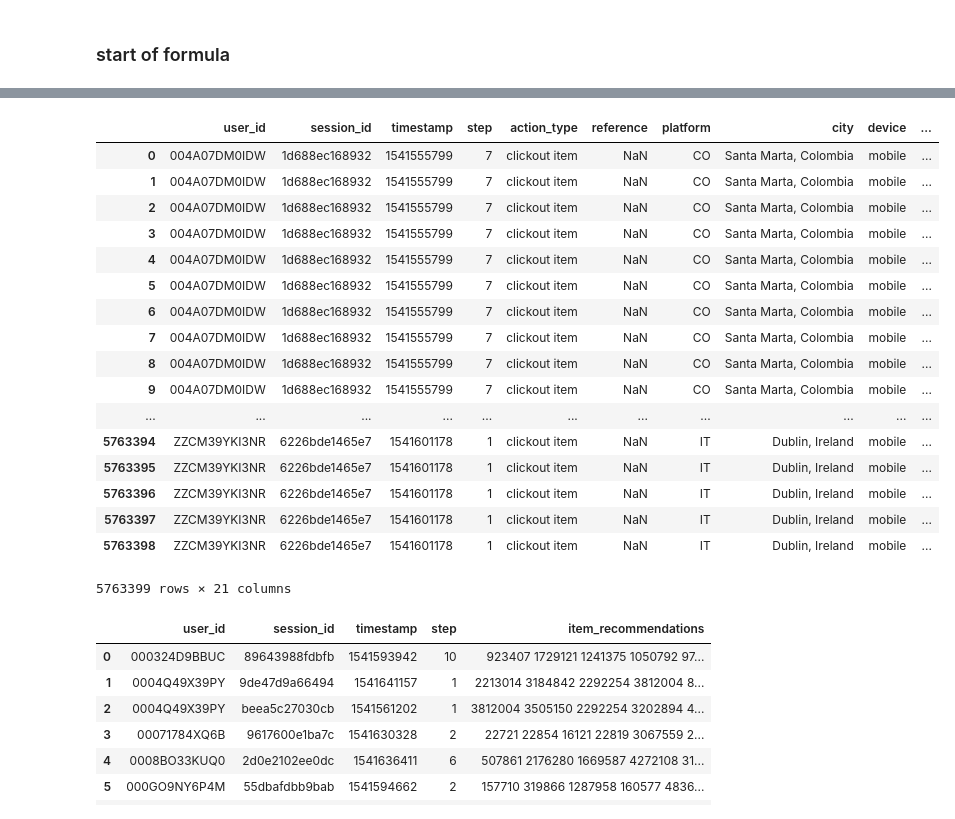
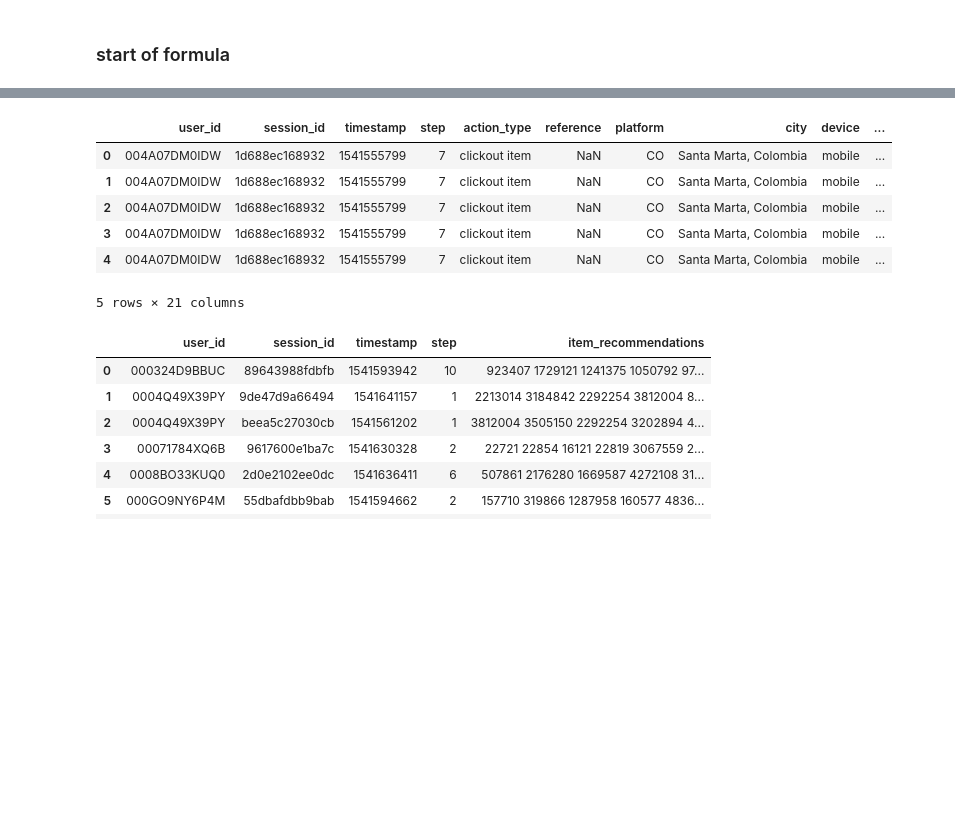
Before and after one commit to Tommasoviani/Recsys_2019, a Jupyter notebook: 02Formula_interaction.ipynb, the cells around one changed output, grey strips where cells are left out. Saved outputs shown, nothing was run; the diff lists cells and outputs as text; code cells hidden in the pictures; blank space fills up the shorter version.

```diff
--- a/02Formula_interaction.ipynb
+++ b/02Formula_interaction.ipynb
@@ -210,26 +174,15 @@ df_explode_price = (
     .assign(formula_3 = df_explode_price.log_position * df_explode_price.price_ratio * df_explode_price.last_interacted_flag)
 )
 # %%
-df_explode_price
+df_explode_price.head()
 # %% [output]
 |  | user_id | session_id | timestamp | step | action_type | reference | platform | city | device | ... |
 | 0 | 004A07DM0IDW | 1d688ec168932 | 1541555799 | 7 | clickout item | NaN | CO | Santa Marta, Colombia | mobile | ... |
 | 1 | 004A07DM0IDW | 1d688ec168932 | 1541555799 | 7 | clickout item | NaN | CO | Santa Marta, Colombia | mobile | ... |
 | 2 | 004A07DM0IDW | 1d688ec168932 | 1541555799 | 7 | clickout item | NaN | CO | Santa Marta, Colombia | mobile | ... |
 | 3 | 004A07DM0IDW | 1d688ec168932 | 1541555799 | 7 | clickout item | NaN | CO | Santa Marta, Colombia | mobile | ... |
 | 4 | 004A07DM0IDW | 1d688ec168932 | 1541555799 | 7 | clickout item | NaN | CO | Santa Marta, Colombia | mobile | ... |
-| 5 | 004A07DM0IDW | 1d688ec168932 | 1541555799 | 7 | clickout item | NaN | CO | Santa Marta, Colombia | mobile | ... |
-| 6 | 004A07DM0IDW | 1d688ec168932 | 1541555799 | 7 | clickout item | NaN | CO | Santa Marta, Colombia | mobile | ... |
-| 7 | 004A07DM0IDW | 1d688ec168932 | 1541555799 | 7 | clickout item | NaN | CO | Santa Marta, Colombia | mobile | ... |
-| 8 | 004A07DM0IDW | 1d688ec168932 | 1541555799 | 7 | clickout item | NaN | CO | Santa Marta, Colombia | mobile | ... |
-| 9 | 004A07DM0IDW | 1d688ec168932 | 1541555799 | 7 | clickout item | NaN | CO | Santa Marta, Colombia | mobile | ... |
-| ... | ... | ... | ... | ... | ... | ... | ... | ... | ... | ... |
-| 5763394 | ZZCM39YKI3NR | 6226bde1465e7 | 1541601178 | 1 | clickout item | NaN | IT | Dublin, Ireland | mobile | ... |
-| 5763395 | ZZCM39YKI3NR | 6226bde1465e7 | 1541601178 | 1 | clickout item | NaN | IT | Dublin, Ireland | mobile | ... |
-| 5763396 | ZZCM39YKI3NR | 6226bde1465e7 | 1541601178 | 1 | clickout item | NaN | IT | Dublin, Ireland | mobile | ... |
-| 5763397 | ZZCM39YKI3NR | 6226bde1465e7 | 1541601178 | 1 | clickout item | NaN | IT | Dublin, Ireland | mobile | ... |
-| 5763398 | ZZCM39YKI3NR | 6226bde1465e7 | 1541601178 | 1 | clickout item | NaN | IT | Dublin, Ireland | mobile | ... |
-5763399 rows × 21 columns
+5 rows × 21 columns
 # %%
 # takes a lot of time
 df_expl_price = (
```
Also changed, not shown: parts of 3 cells of this notebook.
